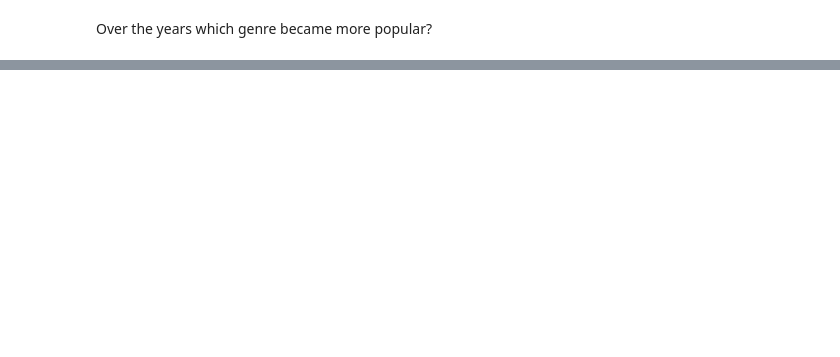
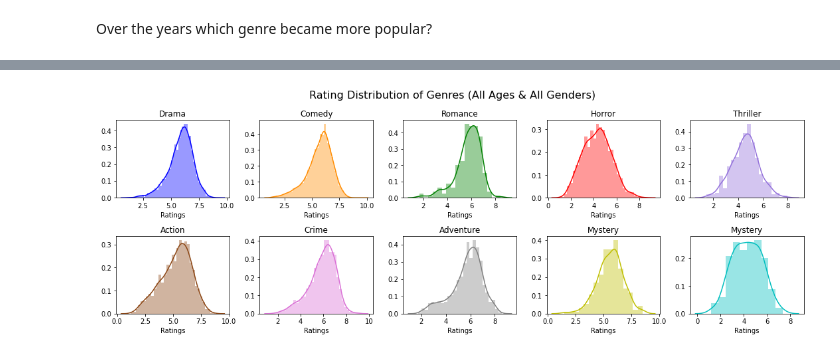
Before and after one commit to mchoi2275/Choi_Portfolio, a Jupyter notebook: IMDB Project/IMDB.ipynb, the cells around one changed output, grey strips where cells are left out. Cells and saved outputs as stored; diff of their text form; code cells hidden in the pictures; blank space fills up the shorter version.

Commit message:
Add files via upload
Added in ratings for genre for each gender

```diff
--- a/IMDB Project/IMDB.ipynb
+++ b/IMDB Project/IMDB.ipynb
@@ -160,0 +171,3 @@ unique_yearngenre1[unique_yearngenre1['year']>1970].groupby('year')['genre']
+# %%
+usa_movies['(All) All Ages Avg'] = usa_movies.iloc[:,32:36].mean(axis=1)
+usa_movies
@@ -161,2 +203,6 @@ unique_yearngenre1[unique_yearngenre1['year']>1970].groupby('year')['genre']
 # %% [markdown]
 Over the years which genre became more popular?
+# %%
+col = ['genre', '(All) All Ages Avg', '(M) All Ages Avg', '(F) All Ages Avg']
+genre_rating = usa_movies[col]
+genre_rating.head()
@@ -162,0 +216,9 @@ Over the years which genre became more popular?
+# %%
+top_genres = ['Drama', 'Comedy', 'Romance', 'Horror', 'Thriller','Action','Crime','Adventure','Mystery','Scifi']
+genre_rating_unstack = (genre_rating.set_index(['(All) All Ages Avg', '(M) All Ages Avg', '(F) All Ages Avg'])['genre']
+                    .astype(str)
+                    .str.split(',', expand=True)
+                    .stack()
+                    .reset_index(level=-1, drop=True)
+                    .reset_index(name='Genre'))
+genre_rating_unstack
@@ -162,0 +239,4 @@ Over the years which genre became more popular?
+# %%
+all_ages_genre_rating = genre_rating_unstack[['(All) All Ages Avg', 'Genre']]
+male_ages_genre_rating=genre_rating_unstack[['(M) All Ages Avg', 'Genre']]
+female_ages_genre_rating=genre_rating_unstack[['(F) All Ages Avg', 'Genre']]
@@ -162,0 +273,60 @@ Over the years which genre became more popular?
+# %%
+fig,ax =plt.subplots(2,5,figsize=(15,5))
+
+plt.suptitle('Rating Distribution of Genres (All Ages & All Genders)', y=1.05, size=16)
+plt.sca(ax[0][0])
+sns.distplot(all_ages_genre_rating[all_ages_genre_rating['Genre'] == 'Drama']['(All) All Ages Avg'], color='b')
+plt.xlabel('Ratings')
+plt.title('Drama')
+
+plt.sca(ax[0][1])
+sns.distplot(all_ages_genre_rating[all_ages_genre_rating['Genre'] == 'Comedy']['(All) All Ages Avg'], color = 'darkorange')
+plt.xlabel('Ratings')
+plt.title('Comedy')
+
+plt.sca(ax[0][2])
+sns.distplot(all_ages_genre_rating[all_ages_genre_rating['Genre'] == 'Romance']['(All) All Ages Avg'], color = 'g')
+plt.xlabel('Ratings')
+plt.title('Romance')
+
+
+plt.sca(ax[0][3])
+sns.distplot(all_ages_genre_rating[all_ages_genre_rating['Genre'] == 'Horror']['(All) All Ages Avg'], color = 'r')
+plt.xlabel('Ratings')
+plt.title('Horror')
+
+
+plt.sca(ax[0][4])
+sns.distplot(all_ages_genre_rating[all_ages_genre_rating['Genre'] == 'Thriller']['(All) All Ages Avg'], color = 'mediumpurple')
+plt.xlabel('Ratings')
+plt.title('Thriller')
+
+plt.sca(ax[1][0])
+sns.distplot(all_ages_genre_rating[all_ages_genre_rating['Genre'] == 'Action']['(All) All Ages Avg'], color = 'saddlebrown')
+plt.xlabel('Ratings')
+plt.title('Action')
+
+plt.sca(ax[1][1])
+sns.distplot(all_ages_genre_rating[all_ages_genre_rating['Genre'] == 'Crime']['(All) All Ages Avg'], color = 'orchid')
+plt.xlabel('Ratings')
+plt.title('Crime')
+
+
+plt.sca(ax[1][2])
+sns.distplot(all_ages_genre_rating[all_ages_genre_rating['Genre'] == 'Adventure']['(All) All Ages Avg'], color = 'grey')
+plt.xlabel('Ratings')
+plt.title('Adventure')
+
+plt.sca(ax[1][3])
+sns.distplot(all_ages_genre_rating[all_ages_genre_rating['Genre'] == 'Mystery']['(All) All Ages Avg'], color = 'y')
+plt.xlabel('Ratings')
+plt.title('Mystery')
+
+plt.sca(ax[1][4])
+sns.distplot(all_ages_genre_rating[all_ages_genre_rating['Genre'] == 'Sci-Fi']['(All) All Ages Avg'], color = 'c')
+plt.xlabel('Ratings')
+plt.title('Mystery')
+
+plt.tight_layout()
+# %% [output]
+[figure, added]
```
Also changed, not shown: parts of 18 cells of this notebook.
